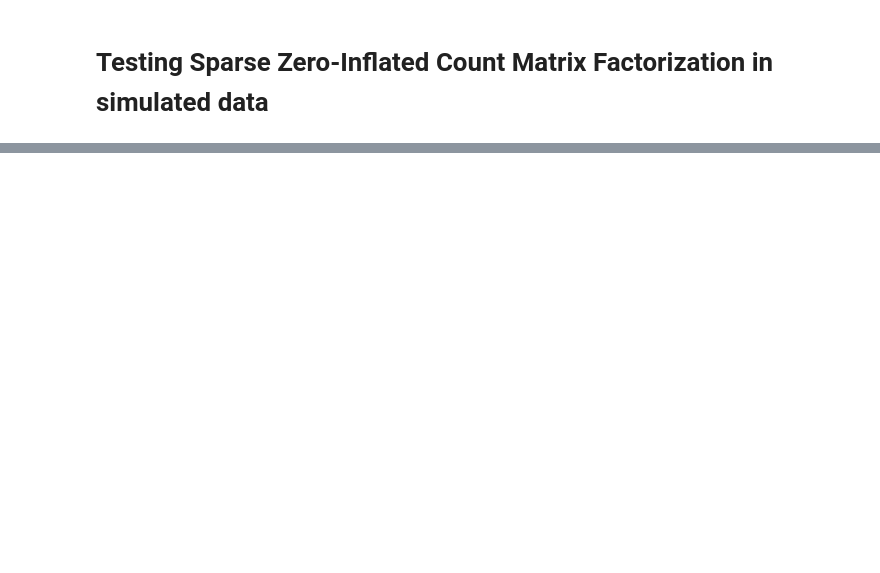
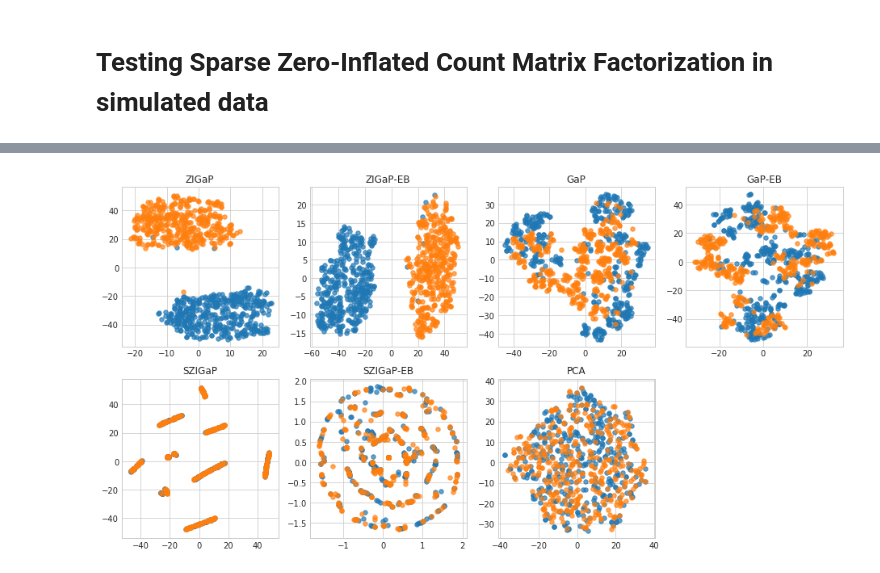
Before and after one commit to pedrofale/mpCMF, a Jupyter notebook: notebooks/pCMF Sparsity Zero Inflation.ipynb, the cells around one changed output, grey strips where cells are left out. Cells and saved outputs as stored; diff of their text form; code cells hidden in the pictures; blank space fills up the shorter version.

```diff
--- a/notebooks/pCMF Sparsity Zero Inflation.ipynb
+++ b/notebooks/pCMF Sparsity Zero Inflation.ipynb
@@ -45,6 +45,7 @@ alpha[0, :] = 3.
 alpha[1, :] = 0.5
 beta = np.ones((2, P, K))
 pi_D = np.ones((P,)) * 0.5
+pi_S = np.ones((P,)) * 0.5
 # %%
 print('Simple GaP:')
 infgap = cavi_new.CoordinateAscentVI(Y_train, alpha, beta, empirical_bayes=False)
@@ -179,24 +226,26 @@ print('%0.3f' % true_silh)
 # %%
 # Plot in decreasing silhouette order
 U_list = [gap_tsne, gapeb_tsne, zigap_tsne, zigapeb_tsne, szigap_tsne, szigapeb_tsne, pca_tsne]
 title_list = ['GaP', 'GaP-EB', 'ZIGaP', 'ZIGaP-EB', 'SZIGaP', 'SZIGaP-EB', 'PCA']
 
 assert len(U_list) == len(title_list)
 
 n_results = len(U_list)
 
-fig = plt.figure(figsize=(16, 4))
+fig = plt.figure(figsize=(16, 8))
 
 s = 30
 alpha = 0.7
 labels=None
 for i in range(len(U_list)):
-    ax = plt.subplot(2, int(n_results/2), i+1)
+    ax = plt.subplot(2, np.ceil(n_results/2), i+1)
     handlers = []
     for c in range(C):
         h = ax.scatter(U_list[title_list.index(sorted_scores[i][0])][c_train==c, 0], U_list[title_list.index(sorted_scores[i][0])][c_train==c, 1], s=s, alpha=alpha)
         handlers.append(h)
     if labels is not None:
         ax.legend(handlers, labels, scatterpoints=1)
     plt.title(sorted_scores[i][0])
 plt.show()
+# %% [output]
+[figure, added]
```
Also changed, not shown: parts of 10 cells of this notebook.
